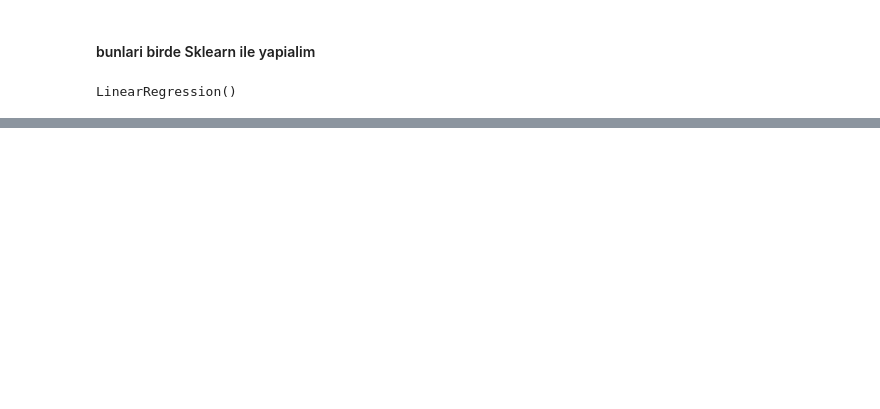
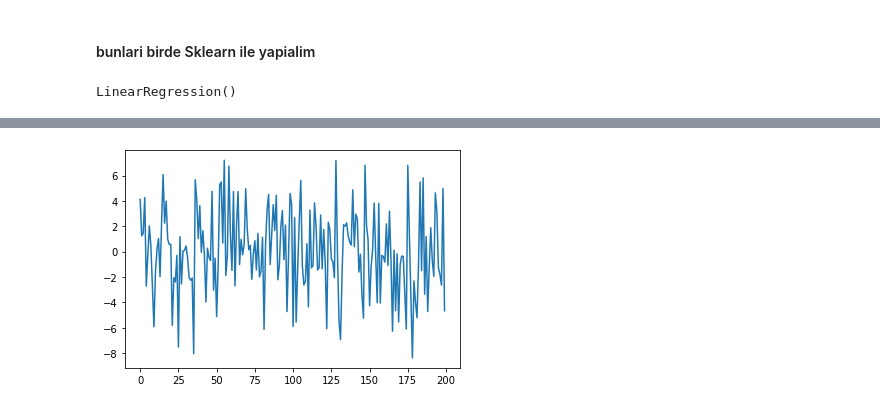
Before and after one commit to veyselaytekin1/Machine_Learning, a Jupyter notebook: Udemy_course/Udemy_vahit_notlari.ipynb, the cells around one changed output, grey strips where cells are left out. Saved outputs shown, nothing was run; the diff lists cells and outputs as text; code cells hidden in the pictures; blank space fills up the shorter version.

```diff
--- a/Udemy_course/Udemy_vahit_notlari.ipynb
+++ b/Udemy_course/Udemy_vahit_notlari.ipynb
@@ -296,0 +279,5 @@ array([0.        , 0.04753664])
+# %%
+from sklearn.metrics import mean_squared_error, r2_score
+
+model = smf.ols('sales ~ TV', df)
+model = model.fit()
@@ -296,0 +398,5 @@ array([0.        , 0.04753664])
+# %%
+import matplotlib.pyplot as plt
+plt.plot(model.resid);          #hatalarin gözlemlenmesi,bu gözlem degerlerine gidip bakmak gerekir
+# %% [output]
+[figure, added]
```
Also changed, not shown: parts of 31 cells of this notebook.
